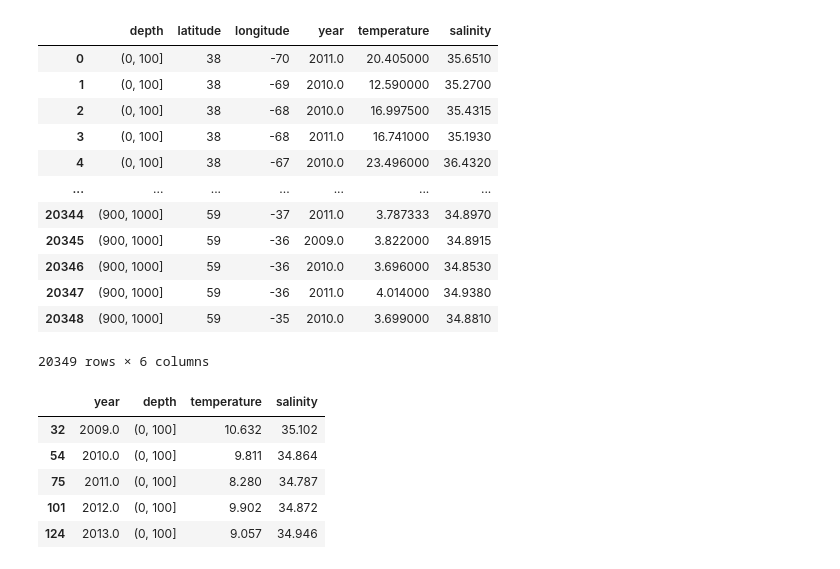
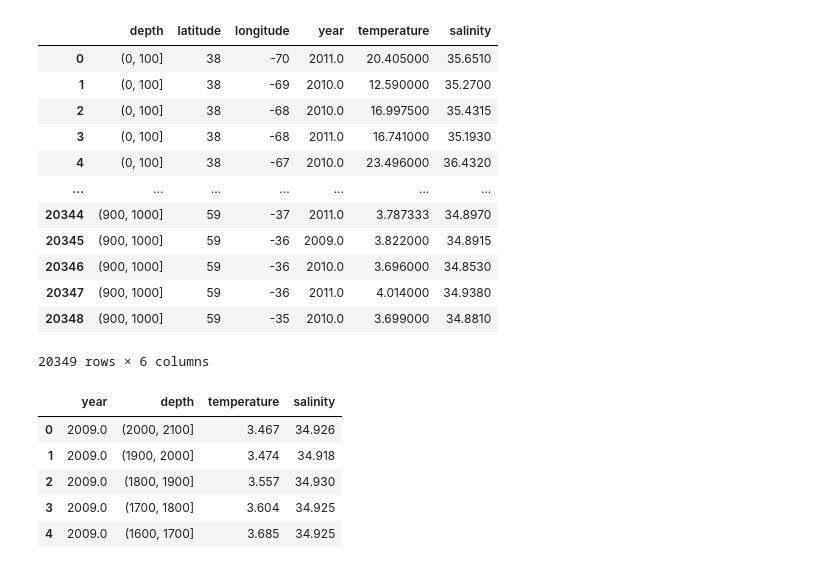
Before and after one commit to minsun-ss/argo_ocean_data_analysis, a Jupyter notebook: notebooks/Temp and salinity variation.ipynb, the cells around one changed output. Cells and saved outputs as stored; diff of their text form; code cells hidden in the pictures.

```diff
--- a/notebooks/Temp and salinity variation.ipynb
+++ b/notebooks/Temp and salinity variation.ipynb
@@ -74,12 +75,12 @@ GROUP BY year, depth
 ORDER BY year, temperature;
 """
 df1 = db.run_query(query)
-# %%
-df1.sort_values(by=["depth", "year"]).head(5)
-# %% [output]
-|  | year | depth | temperature | salinity |
-| 32 | 2009.0 | (0, 100] | 10.632 | 35.102 |
-| 54 | 2010.0 | (0, 100] | 9.811 | 34.864 |
-| 75 | 2011.0 | (0, 100] | 8.280 | 34.787 |
-| 101 | 2012.0 | (0, 100] | 9.902 | 34.872 |
-| 124 | 2013.0 | (0, 100] | 9.057 | 34.946 |
+# %%
+df1.head()
+# %% [output]
+|  | year | depth | temperature | salinity |
+| 0 | 2009.0 | (2000, 2100] | 3.467 | 34.926 |
+| 1 | 2009.0 | (1900, 2000] | 3.474 | 34.918 |
+| 2 | 2009.0 | (1800, 1900] | 3.557 | 34.930 |
+| 3 | 2009.0 | (1700, 1800] | 3.604 | 34.925 |
+| 4 | 2009.0 | (1600, 1700] | 3.685 | 34.925 |
```
Also changed, not shown: parts of 12 cells of this notebook.
